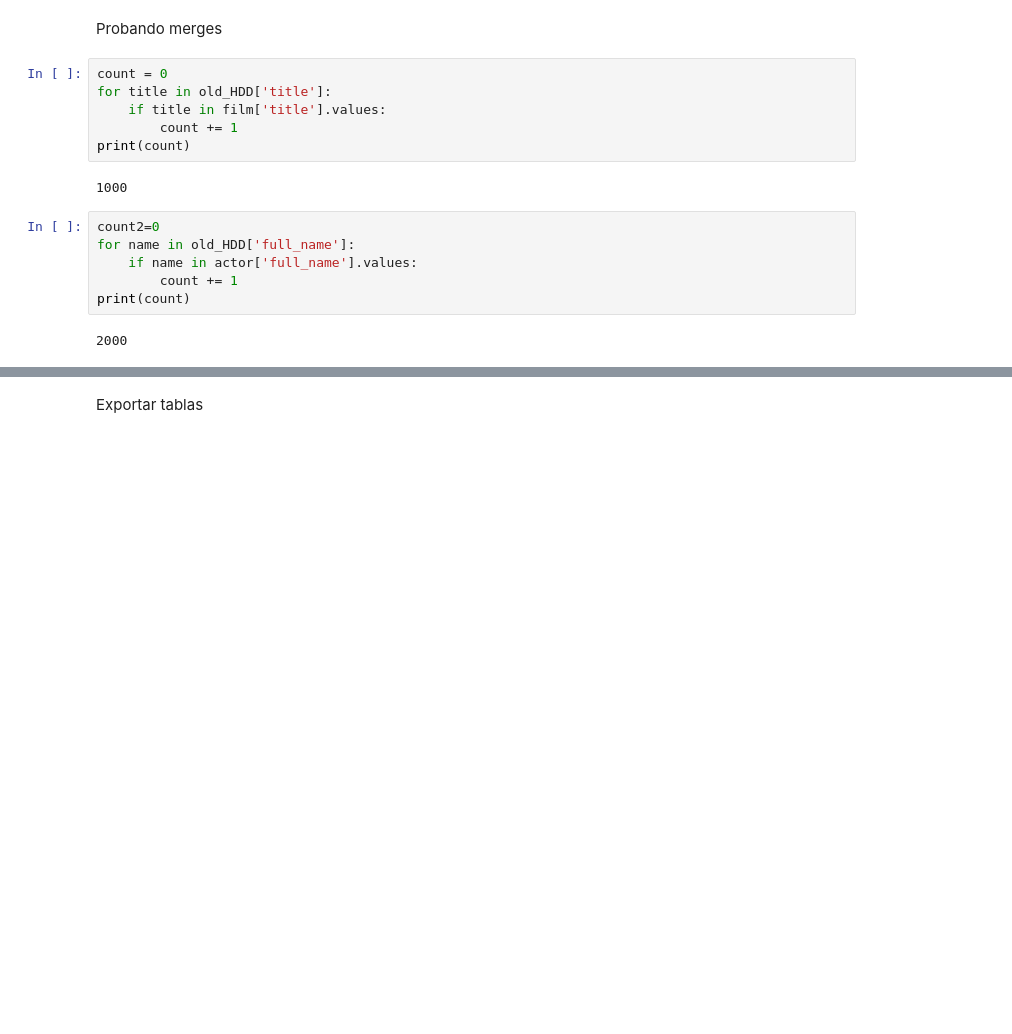
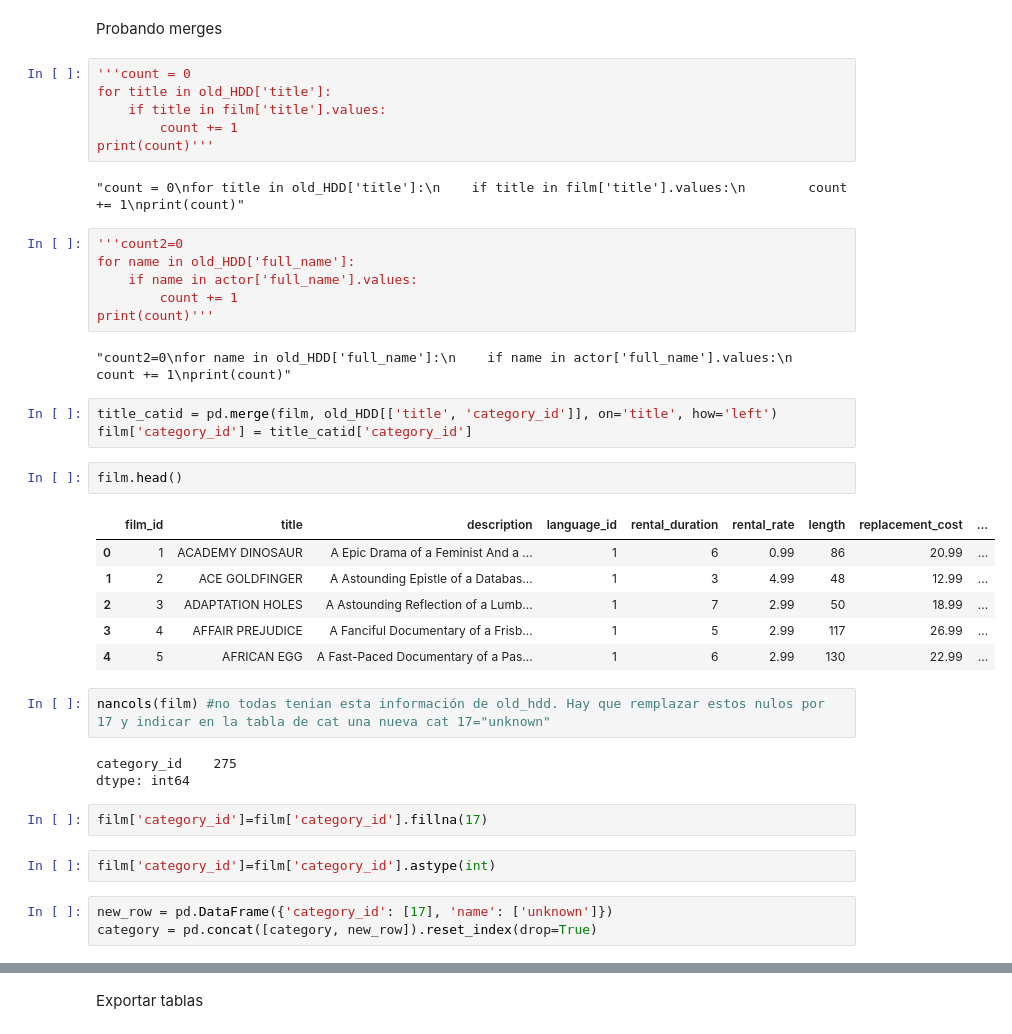
Before and after one commit to Anton-Utray/Project_SQL, a Jupyter notebook: SRC/Data cleaning.ipynb, the cells around one changed output, grey strips where cells are left out. Saved outputs shown, nothing was run; the diff lists cells and outputs as text; blank space fills up the shorter version.

Commit message:
Diagrama y tablas listas y subidas a SQL

```diff
--- a/SRC/Data cleaning.ipynb
+++ b/SRC/Data cleaning.ipynb
@@ -326,18 +326,42 @@ array([False])
 # %% [markdown]
 Probando merges
 # %%
-count = 0
+'''count = 0
 for title in old_HDD['title']:
     if title in film['title'].values:
         count += 1
-print(count)
+print(count)'''
 # %% [output]
-1000
+"count = 0\nfor title in old_HDD['title']:\n    if title in film['title'].values:\n        count += 1\nprint(count)"
 # %%
-count2=0
+'''count2=0
 for name in old_HDD['full_name']:
     if name in actor['full_name'].values:
         count += 1
-print(count)
+print(count)'''
 # %% [output]
-2000
+"count2=0\nfor name in old_HDD['full_name']:\n    if name in actor['full_name'].values:\n        count += 1\nprint(count)"
+# %%
+title_catid = pd.merge(film, old_HDD[['title', 'category_id']], on='title', how='left')
+film['category_id'] = title_catid['category_id']
+# %%
+film.head()
+# %% [output]
+|  | film_id | title | description | language_id | rental_duration | rental_rate | length | replacement_cost | ... |
+| 0 | 1 | ACADEMY DINOSAUR | A Epic Drama of a Feminist And a ... | 1 | 6 | 0.99 | 86 | 20.99 | ... |
+| 1 | 2 | ACE GOLDFINGER | A Astounding Epistle of a Databas... | 1 | 3 | 4.99 | 48 | 12.99 | ... |
+| 2 | 3 | ADAPTATION HOLES | A Astounding Reflection of a Lumb... | 1 | 7 | 2.99 | 50 | 18.99 | ... |
+| 3 | 4 | AFFAIR PREJUDICE | A Fanciful Documentary of a Frisb... | 1 | 5 | 2.99 | 117 | 26.99 | ... |
+| 4 | 5 | AFRICAN EGG | A Fast-Paced Documentary of a Pas... | 1 | 6 | 2.99 | 130 | 22.99 | ... |
+# %%
+nancols(film) #no todas tenian esta información de old_hdd. Hay que remplazar estos nulos por 17 y indicar en la tabla de cat una nueva cat 17="unknown"
+# %% [output]
+category_id    275
+dtype: int64
+# %%
+film['category_id']=film['category_id'].fillna(17)
+# %%
+film['category_id']=film['category_id'].astype(int)
+# %%
+new_row = pd.DataFrame({'category_id': [17], 'name': ['unknown']})
+category = pd.concat([category, new_row]).reset_index(drop=True)
```
Also changed, not shown: parts of 15 cells of this notebook, 1 other file.
